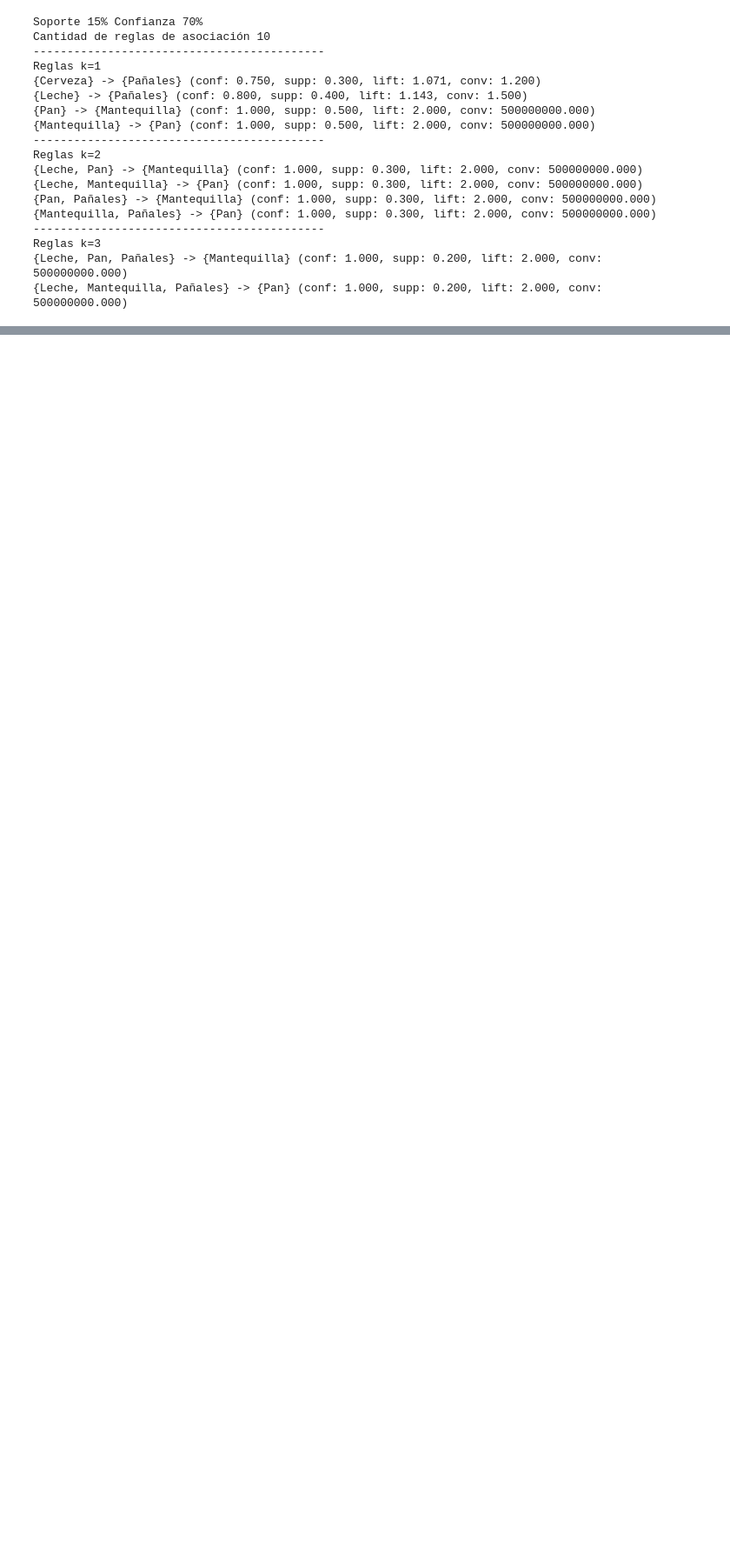
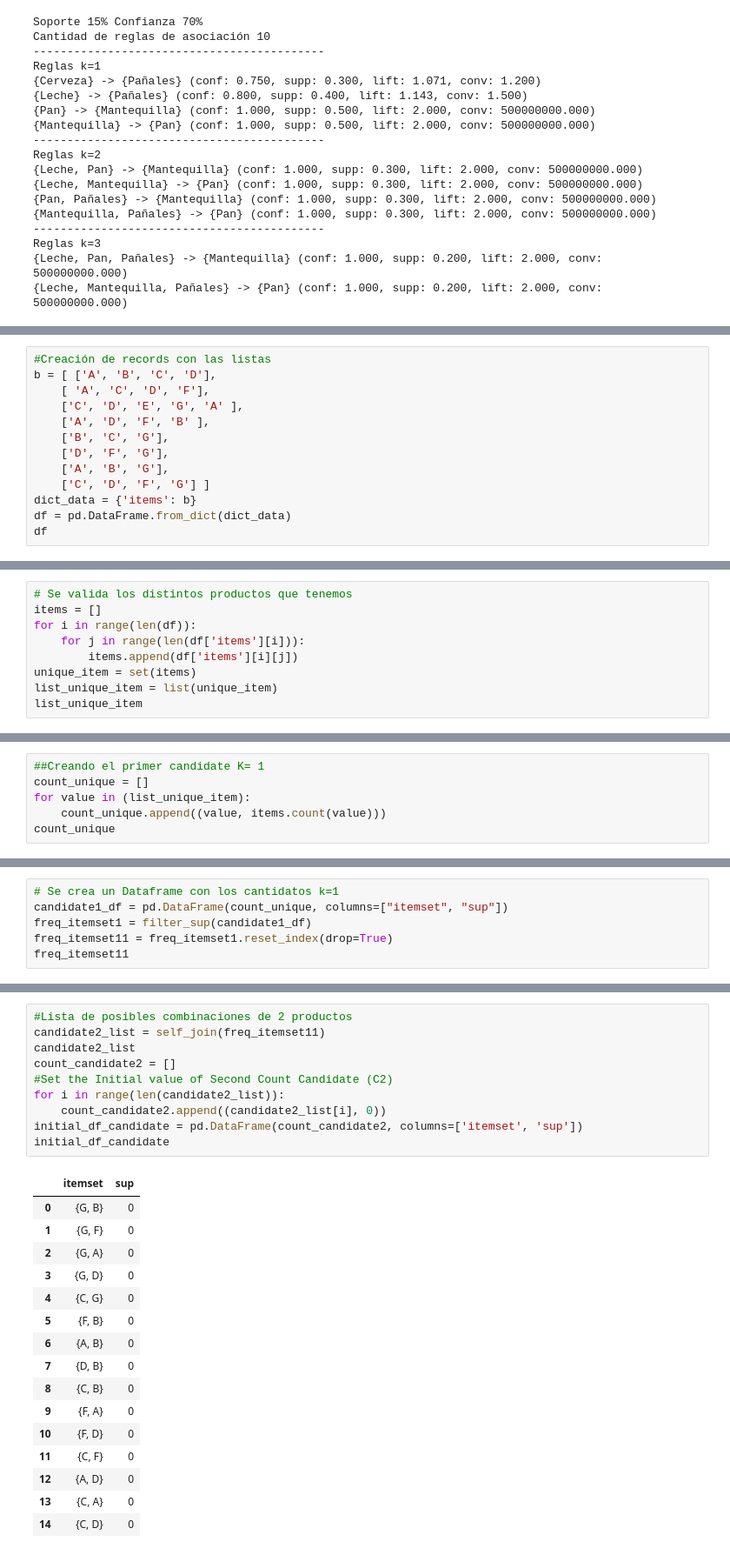
Before and after one commit to jcarvajalri/MineriaDatosUN, a Jupyter notebook: Taller_Asociación_MD.ipynb, the cells around one changed output, grey strips where cells are left out. Shown at 87% size. Drawn from its saved outputs; the diff is of its cells as text; blank space fills up the shorter version.

```diff
--- a/Taller_Asociación_MD.ipynb
+++ b/Taller_Asociación_MD.ipynb
@@ -237,0 +650,13 @@ Reglas k=3
+# %%
+#Creación de records con las listas
+b = [ ['A', 'B', 'C', 'D'],
+    [ 'A', 'C', 'D', 'F'],
+    ['C', 'D', 'E', 'G', 'A' ],
+    ['A', 'D', 'F', 'B' ],
+    ['B', 'C', 'G'],
+    ['D', 'F', 'G'],
+    ['A', 'B', 'G'],
+    ['C', 'D', 'F', 'G'] ]
+dict_data = {'items': b}
+df = pd.DataFrame.from_dict(dict_data)
+df
@@ -237,0 +673,9 @@ Reglas k=3
+# %%
+# Se valida los distintos productos que tenemos
+items = []
+for i in range(len(df)):
+    for j in range(len(df['items'][i])):
+        items.append(df['items'][i][j])
+unique_item = set(items)
+list_unique_item = list(unique_item)
+list_unique_item
@@ -237,0 +684,6 @@ Reglas k=3
+# %%
+##Creando el primer candidate K= 1
+count_unique = []
+for value in (list_unique_item):
+    count_unique.append((value, items.count(value)))
+count_unique
@@ -237,0 +692,6 @@ Reglas k=3
+# %%
+# Se crea un Dataframe con los cantidatos k=1
+candidate1_df = pd.DataFrame(count_unique, columns=["itemset", "sup"])
+freq_itemset1 = filter_sup(candidate1_df)
+freq_itemset11 = freq_itemset1.reset_index(drop=True)
+freq_itemset11
@@ -237,0 +706,27 @@ Reglas k=3
+# %%
+#Lista de posibles combinaciones de 2 productos
+candidate2_list = self_join(freq_itemset11)
+candidate2_list
+count_candidate2 = []
+#Set the Initial value of Second Count Candidate (C2)
+for i in range(len(candidate2_list)):
+    count_candidate2.append((candidate2_list[i], 0))
+initial_df_candidate = pd.DataFrame(count_candidate2, columns=['itemset', 'sup'])
+initial_df_candidate
+# %% [output]
+|  | itemset | sup |
+| 0 | {G, B} | 0 |
+| 1 | {G, F} | 0 |
+| 2 | {G, A} | 0 |
+| 3 | {G, D} | 0 |
+| 4 | {C, G} | 0 |
+| 5 | {F, B} | 0 |
+| 6 | {A, B} | 0 |
+| 7 | {D, B} | 0 |
+| 8 | {C, B} | 0 |
+| 9 | {F, A} | 0 |
+| 10 | {F, D} | 0 |
+| 11 | {C, F} | 0 |
+| 12 | {A, D} | 0 |
+| 13 | {C, A} | 0 |
+| 14 | {C, D} | 0 |
```
Also changed, not shown: parts of 44 cells of this notebook.
